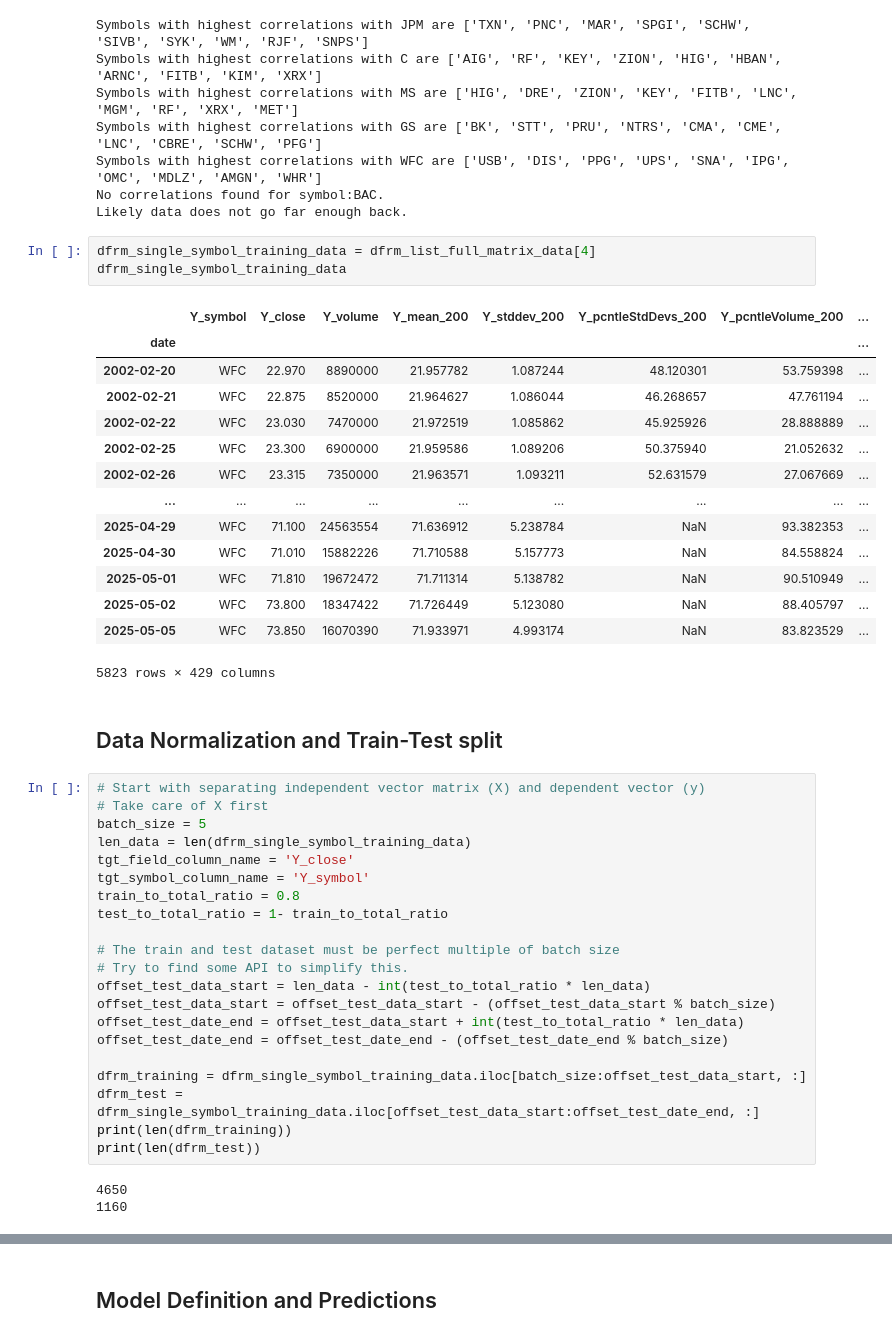
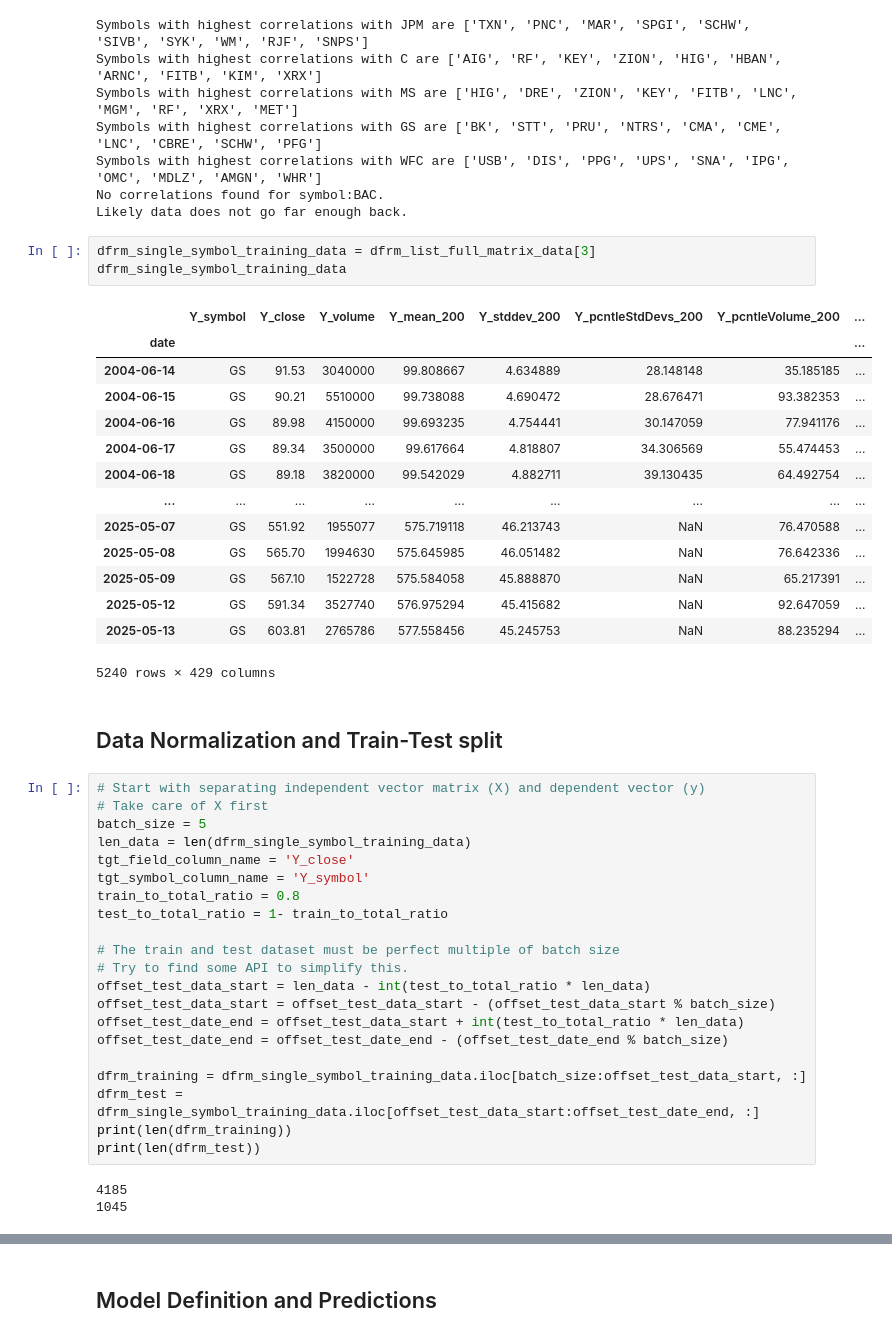
Before and after one commit to psharma1544/JupyterNotebooks, a Jupyter notebook: LLMs/PredictiveModeling_Pytorch.ipynb, the cells around one changed output, grey strips where cells are left out. Drawn from its saved outputs; the diff is of its cells as text.

Commit message:
PyTorch model training and predictions

```diff
--- a/LLMs/PredictiveModeling_Pytorch.ipynb
+++ b/LLMs/PredictiveModeling_Pytorch.ipynb
@@ -214,23 +216,23 @@ Symbols with highest correlations with WFC are ['USB', 'DIS', 'PPG', 'UPS', 'SNA
 No correlations found for symbol:BAC.
 Likely data does not go far enough back.
 # %%
-dfrm_single_symbol_training_data = dfrm_list_full_matrix_data[4]
+dfrm_single_symbol_training_data = dfrm_list_full_matrix_data[3]
 dfrm_single_symbol_training_data
 # %% [output]
 |  | Y_symbol | Y_close | Y_volume | Y_mean_200 | Y_stddev_200 | Y_pcntleStdDevs_200 | Y_pcntleVolume_200 | ... |
 | date |  |  |  |  |  |  |  | ... |
-| 2002-02-20 | WFC | 22.970 | 8890000 | 21.957782 | 1.087244 | 48.120301 | 53.759398 | ... |
-| 2002-02-21 | WFC | 22.875 | 8520000 | 21.964627 | 1.086044 | 46.268657 | 47.761194 | ... |
-| 2002-02-22 | WFC | 23.030 | 7470000 | 21.972519 | 1.085862 | 45.925926 | 28.888889 | ... |
-| 2002-02-25 | WFC | 23.300 | 6900000 | 21.959586 | 1.089206 | 50.375940 | 21.052632 | ... |
-| 2002-02-26 | WFC | 23.315 | 7350000 | 21.963571 | 1.093211 | 52.631579 | 27.067669 | ... |
+| 2004-06-14 | GS | 91.53 | 3040000 | 99.808667 | 4.634889 | 28.148148 | 35.185185 | ... |
+| 2004-06-15 | GS | 90.21 | 5510000 | 99.738088 | 4.690472 | 28.676471 | 93.382353 | ... |
+| 2004-06-16 | GS | 89.98 | 4150000 | 99.693235 | 4.754441 | 30.147059 | 77.941176 | ... |
+| 2004-06-17 | GS | 89.34 | 3500000 | 99.617664 | 4.818807 | 34.306569 | 55.474453 | ... |
+| 2004-06-18 | GS | 89.18 | 3820000 | 99.542029 | 4.882711 | 39.130435 | 64.492754 | ... |
 | ... | ... | ... | ... | ... | ... | ... | ... | ... |
-| 2025-04-29 | WFC | 71.100 | 24563554 | 71.636912 | 5.238784 | NaN | 93.382353 | ... |
-| 2025-04-30 | WFC | 71.010 | 15882226 | 71.710588 | 5.157773 | NaN | 84.558824 | ... |
-| 2025-05-01 | WFC | 71.810 | 19672472 | 71.711314 | 5.138782 | NaN | 90.510949 | ... |
-| 2025-05-02 | WFC | 73.800 | 18347422 | 71.726449 | 5.123080 | NaN | 88.405797 | ... |
-| 2025-05-05 | WFC | 73.850 | 16070390 | 71.933971 | 4.993174 | NaN | 83.823529 | ... |
+| 2025-05-07 | GS | 551.92 | 1955077 | 575.719118 | 46.213743 | NaN | 76.470588 | ... |
+| 2025-05-08 | GS | 565.70 | 1994630 | 575.645985 | 46.051482 | NaN | 76.642336 | ... |
+| 2025-05-09 | GS | 567.10 | 1522728 | 575.584058 | 45.888870 | NaN | 65.217391 | ... |
+| 2025-05-12 | GS | 591.34 | 3527740 | 576.975294 | 45.415682 | NaN | 92.647059 | ... |
+| 2025-05-13 | GS | 603.81 | 2765786 | 577.558456 | 45.245753 | NaN | 88.235294 | ... |
-5823 rows × 429 columns
+5240 rows × 429 columns
 # %% [markdown]
 ## Data Normalization and Train-Test split
 # %%
@@ -255,8 +257,8 @@ dfrm_test = dfrm_single_symbol_training_data.iloc[offset_test_data_start:offset_
 print(len(dfrm_training))
 print(len(dfrm_test))
 # %% [output]
-4650
-1160
+4185
+1045
 # %%
 # x_columns = [column for column in dfrm_training.columns if column not in [tgt_field_column_name] and 'symbol' not in column]
 x_columns = [column for column in dfrm_training.columns if column not in [tgt_field_column_name] and 'close' in column]
```
Also changed, not shown: parts of 15 cells of this notebook.
